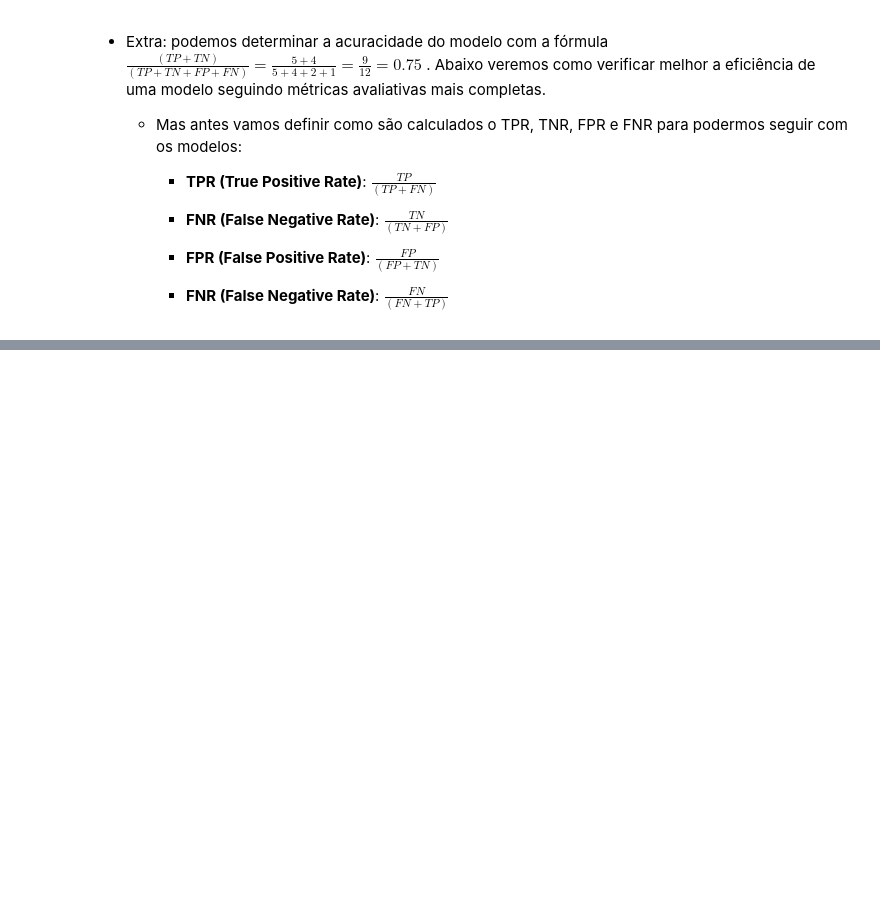
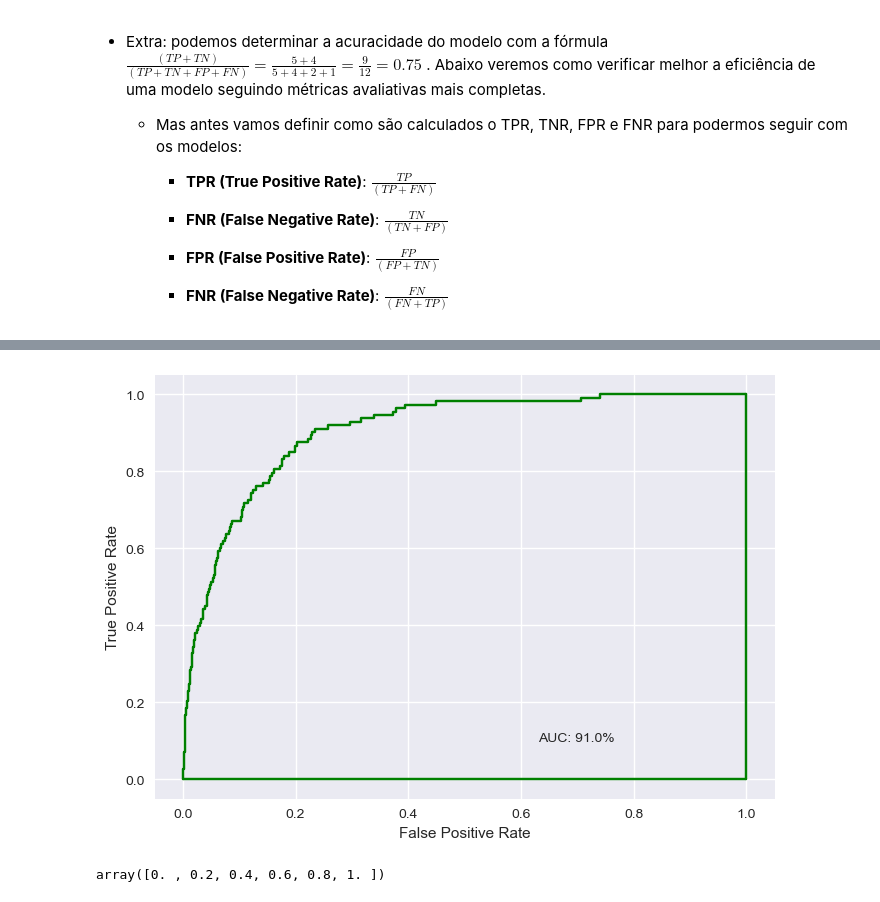
Before and after one commit to eric-batista/ml-algos-cedeteg, a Jupyter notebook: roteiro_de_estudos/3_avaliacao_de_modelos/matheus_basso/3.1_metricas_de_avalição_de_modelo.ipynb, the cells around one changed output, grey strips where cells are left out. Saved outputs shown, nothing was run; the diff lists cells and outputs as text; code cells hidden in the pictures; blank space fills up the shorter version.

```diff
--- a/roteiro_de_estudos/3_avaliacao_de_modelos/matheus_basso/3.1_metricas_de_avalição_de_modelo.ipynb
+++ b/roteiro_de_estudos/3_avaliacao_de_modelos/matheus_basso/3.1_metricas_de_avalição_de_modelo.ipynb
@@ -138,0 +293,17 @@ plt.show()
+# %%
+# Criando a curva ROC
+plt.plot(fpr,tpr, c = 'green')
+plt.ylabel('True Positive Rate')
+plt.xlabel('False Positive Rate')
+plt.plot([0,1],[0,0], c = 'green')
+plt.plot([1,1],[0,1], c = 'green')
+#plt.plot(np.array(range(0, 2)),np.array(range(0, 2)), c = 'blue', linestyle = '--')
+plt.annotate('AUC: {}%'.format(round(auc(fpr, tpr), 2)*100), (0.63, 0.1))
+plt.show()
+# %% [output]
+[figure, added]
+# %%
+a = np.linspace(0, 1, 6)
+a
+# %% [output]
+array([0. , 0.2, 0.4, 0.6, 0.8, 1. ])
```
Also changed, not shown: parts of 20 cells of this notebook.
